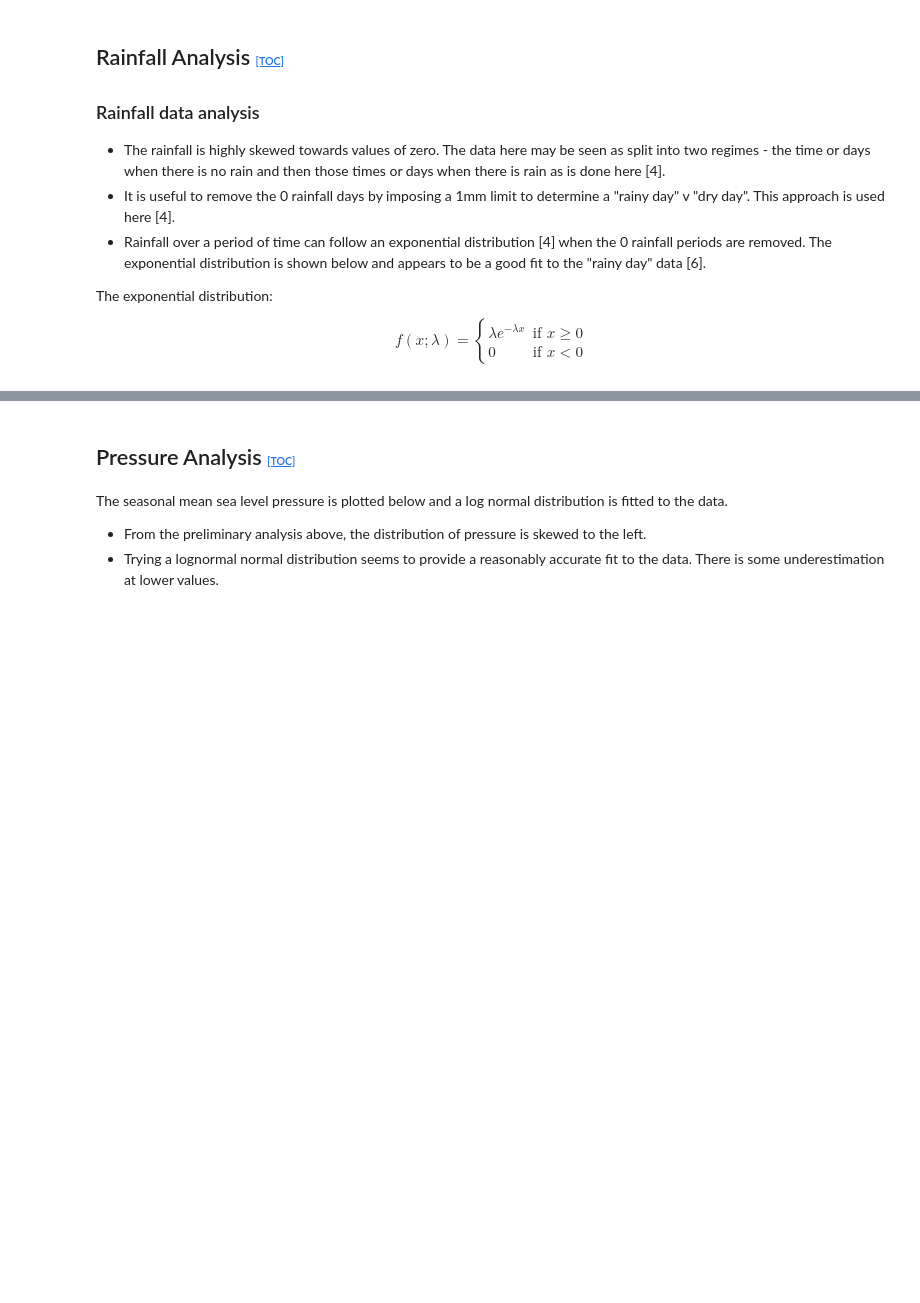
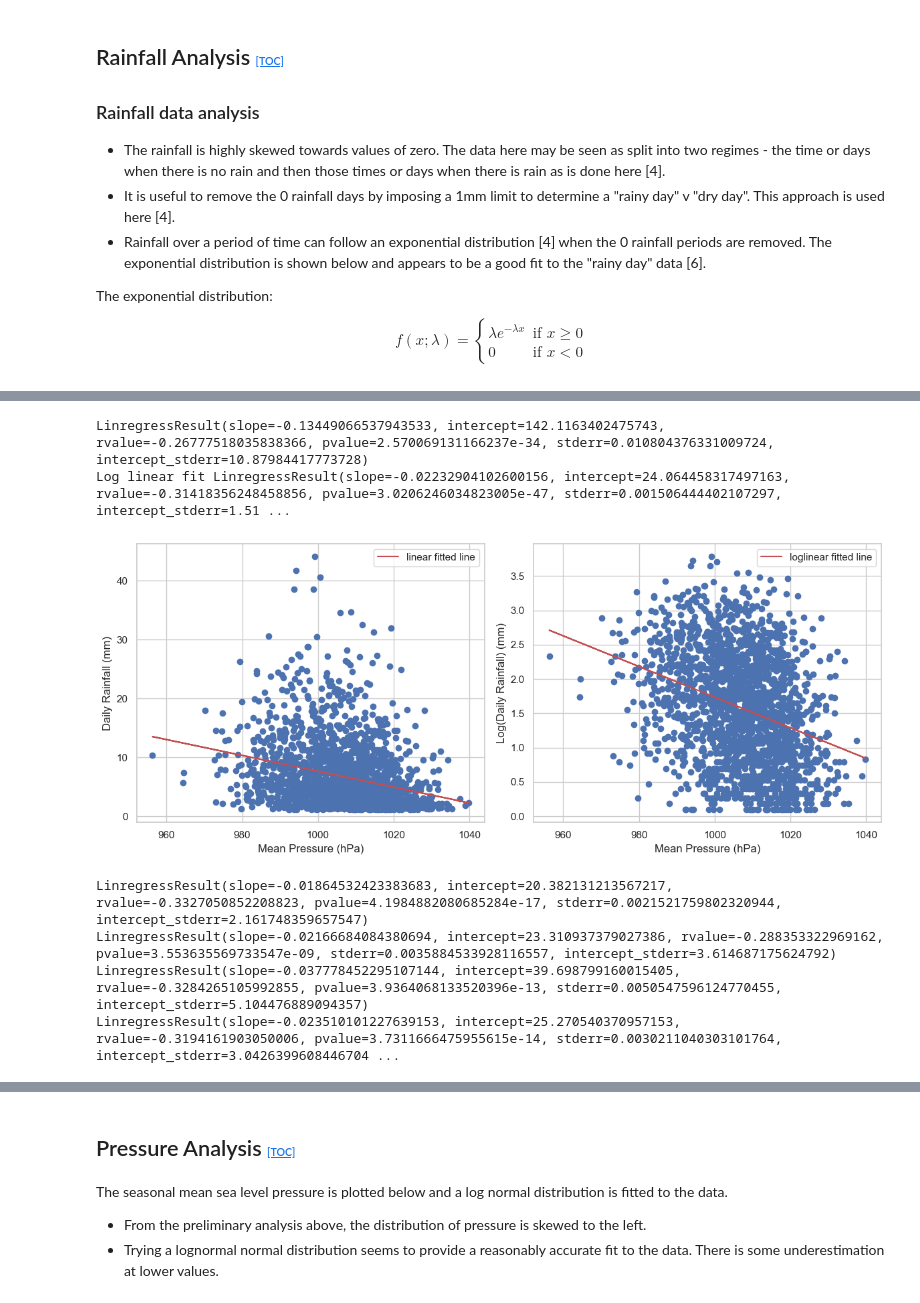
Before and after one commit to Eilis9/PfDA_Project1, a Jupyter notebook: met_athenry.ipynb, the cells around one changed output, grey strips where cells are left out. Saved outputs shown, nothing was run; the diff lists cells and outputs as text; code cells hidden in the pictures; blank space fills up the shorter version.

Commit message:
Rainfall v pressure linear regression

```diff
--- a/met_athenry.ipynb
+++ b/met_athenry.ipynb
@@ -378,26 +525,66 @@ ax.set_title("Frequency of rainy days (fw)");
 # %%
 # Get a linear regression plot between rainfall (>1mm) and pressure
 fig, axs = plt.subplots(1,2, figsize=(12, 5))
 
 axs[0].scatter(mydata_agg_i['Pressure mean'].loc[mydata_agg_i['Rainfall sum']>1], mydata_agg_i['Rainfall sum'].loc[mydata_agg_i['Rainfall sum']>1]);
 res = stats.linregress(mydata_agg_i['Pressure mean'].loc[mydata_agg_i['Rainfall sum']>1], mydata_agg_i['Rainfall sum'].loc[mydata_agg_i['Rainfall sum']>1], alternative='two-sided')
 print(res)
 axs[0].plot(mydata_agg_i['Pressure mean'].loc[mydata_agg_i['Rainfall sum']>1], res.intercept + res.slope*mydata_agg_i['Pressure mean'].loc[mydata_agg_i['Rainfall sum']>1], 'r', label='linear fitted line')
 axs[0].set_ylabel("Daily Rainfall (mm)")
 axs[0].set_xlabel("Mean Pressure (hPa)")
 axs[0].legend()
 
-#r = np.corrcoef(mydata_agg_i['Pressure mean'].loc[mydata_agg_i['Rainfall sum']>1], mydata_agg_i['Rainfall sum'].loc[mydata_agg_i['Rainfall sum']>1])
-#print(r)
-
 # Get a linear regression plot between log(rainfall) (>1mm) and pressure
 
 res_log = stats.linregress(mydata_agg_i['Pressure mean'].loc[mydata_agg_i['Rainfall sum']>1], np.log(mydata_agg_i['Rainfall sum'].loc[mydata_agg_i['Rainfall sum']>1]), alternative='two-sided')
 print(f'Log linear fit {res_log}')
 axs[1].scatter(mydata_agg_i['Pressure mean'].loc[mydata_agg_i['Rainfall sum']>1], np.log(mydata_agg_i['Rainfall sum'].loc[mydata_agg_i['Rainfall sum']>1]));
 axs[1].plot(mydata_agg_i['Pressure mean'].loc[mydata_agg_i['Rainfall sum']>1], res_log.intercept + res_log.slope*mydata_agg_i['Pressure mean'].loc[mydata_agg_i['Rainfall sum']>1], 'r', label='loglinear fitted line')
 axs[1].set_ylabel("Log(Daily Rainfall) (mm)")
 axs[1].set_xlabel("Mean Pressure (hPa)")
 axs[1].legend()
 fig.tight_layout()
 plt.show()
+
+# Seasonal linear regression
+# Get a linear regression plot between log(rainfall) and pressure
+fig, axs = plt.subplots(2,2, figsize=(12, 12))
+fig.suptitle("Seasonal loglinear regression - days with rainfall>1mm and pressure", fontsize=18)
+ax_list = [(0,0), (0,1), (1,0), (1,1)]
+
+# Define empty lists to store the seasonal linear regression results to a list
+rainfall_pressure_linregress_season = []
+mydata_agg_i
+# empty dataset for rainfall days
+# create a dataset for rainfall days (with log of rainfall)
+rainy_df = pd.DataFrame(columns=['pressure', 'rainfall', 'season'])
+rainy_df['pressure'] = mydata_agg_i['Pressure mean'].loc[mydata_agg_i['Rainfall sum']>1]
+# log of rainfall
+rainy_df['rainfall'] = np.log(mydata_agg_i['Rainfall sum'].loc[mydata_agg_i['Rainfall sum']>1])
+rainy_df['season'] = mydata_agg_i['season'].loc[mydata_agg_i['Rainfall sum']>1]
+
+for i, season in enumerate(class_names):
+  # first get the pressure and rain data for rainfall days >1mm
+
+  axs[ax_list[i]].scatter(rainy_df['pressure'].loc[mydata_agg_i['season'] == season],  rainy_df['rainfall'].loc[mydata_agg_i['season'] == season])
+  res_ws = stats.linregress(rainy_df['pressure'].loc[mydata_agg_i['season'] == season],  rainy_df['rainfall'].loc[mydata_agg_i['season'] == season])
+  rainfall_pressure_linregress_season.append((res_ws.slope, res_ws.intercept))
+  print(res_ws)
+  # plot the linear regression
+  axs[ax_list[i]].plot(rainy_df['pressure'], res_ws.intercept + res_ws.slope*rainy_df['pressure'], 'r', label='log linear fitted line')
+  axs[ax_list[i]].set_ylabel("Log(Sum Rainfall) (mm)")
+  axs[ax_list[i]].set_xlabel("Mean Pressure (hPa)")
+  axs[ax_list[i]].set_title(season, fontsize="12")
+  axs[ax_list[i]].legend()
+
+
+fig.tight_layout()
+plt.show()
+# %% [output]
+LinregressResult(slope=-0.13449066537943533, intercept=142.1163402475743, rvalue=-0.26777518035838366, pvalue=2.570069131166237e-34, stderr=0.010804376331009724, intercept_stderr=10.87984417773728)
+Log linear fit LinregressResult(slope=-0.02232904102600156, intercept=24.064458317497163, rvalue=-0.31418356248458856, pvalue=3.0206246034823005e-47, stderr=0.001506444402107297, intercept_stderr=1.51 ...
+[figure, added]
+LinregressResult(slope=-0.01864532423383683, intercept=20.382131213567217, rvalue=-0.3327050852208823, pvalue=4.1984882080685284e-17, stderr=0.0021521759802320944, intercept_stderr=2.161748359657547)
+LinregressResult(slope=-0.02166684084380694, intercept=23.310937379027386, rvalue=-0.288353322969162, pvalue=3.553635569733547e-09, stderr=0.0035884533928116557, intercept_stderr=3.614687175624792)
+LinregressResult(slope=-0.037778452295107144, intercept=39.698799160015405, rvalue=-0.3284265105992855, pvalue=3.9364068133520396e-13, stderr=0.0050547596124770455, intercept_stderr=5.104476889094357)
+LinregressResult(slope=-0.023510101227639153, intercept=25.270540370957153, rvalue=-0.3194161903050006, pvalue=3.7311666475955615e-14, stderr=0.0030211040303101764, intercept_stderr=3.0426399608446704 ...
```
Also changed, not shown: parts of 26 cells of this notebook, 1 other file.
